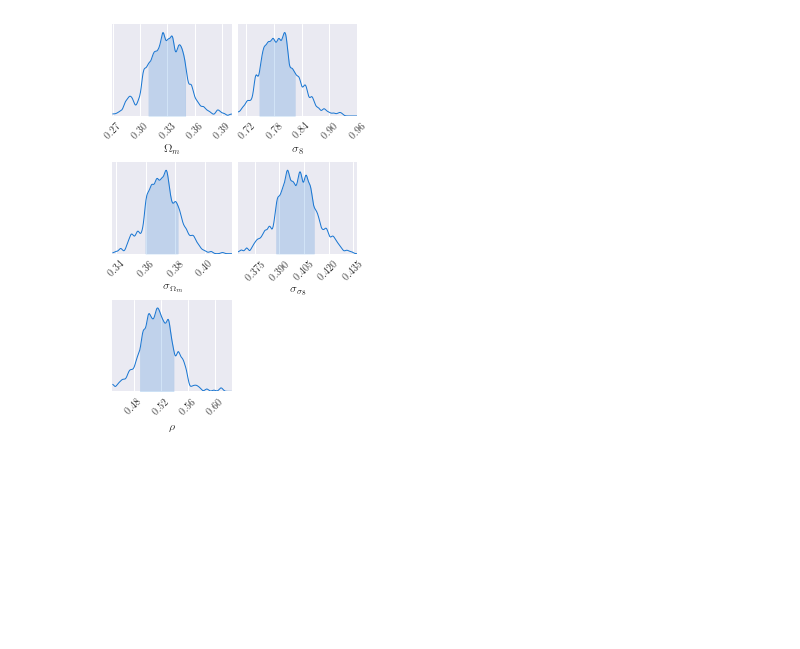
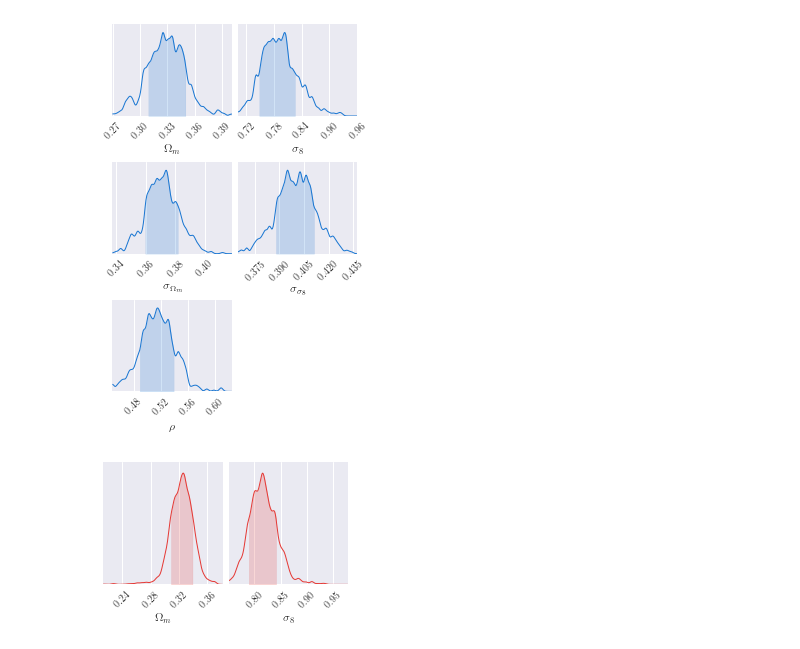
Before and after one commit to mclaughlin6464/uatu, a Jupyter notebook: notebooks/Prediction Visualization.ipynb, the cells around one changed output. Drawn from its saved outputs; the diff is of its cells as text; code cells hidden in the pictures; blank space fills up the shorter version.

```diff
--- a/notebooks/Prediction Visualization.ipynb
+++ b/notebooks/Prediction Visualization.ipynb
@@ -93,3 +94,7 @@ WARNING:chainconsumer.analysis:Parameter $\sigma_8$ in chain MCMC is not constra
 c.plotter.plot_distributions(chains = 'Bayes Correlation NN', col_wrap = 2);
 # %% [output]
 [figure]
+# %%
+c.plotter.plot_distributions(chains = 'MCMC', col_wrap = 2);
+# %% [output]
+[figure, added]
```
Also changed, not shown: parts of 7 cells of this notebook, 3 other files.
